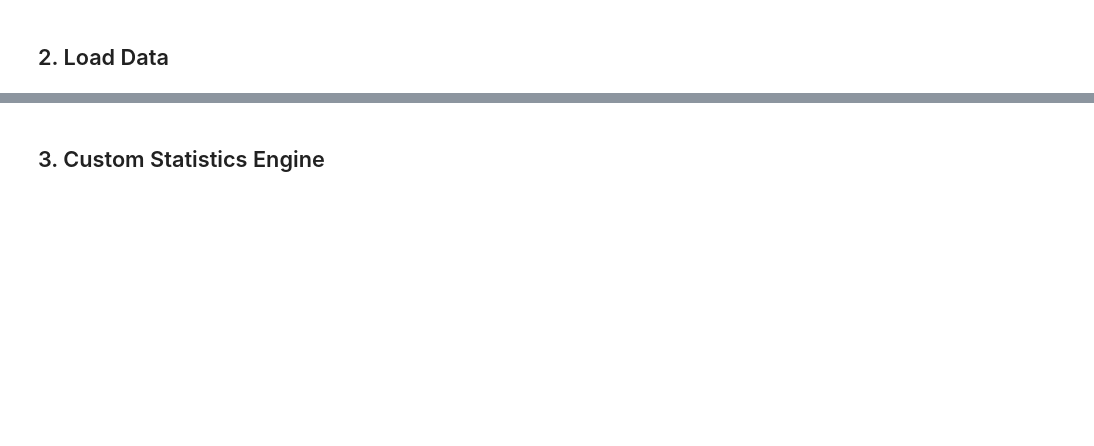
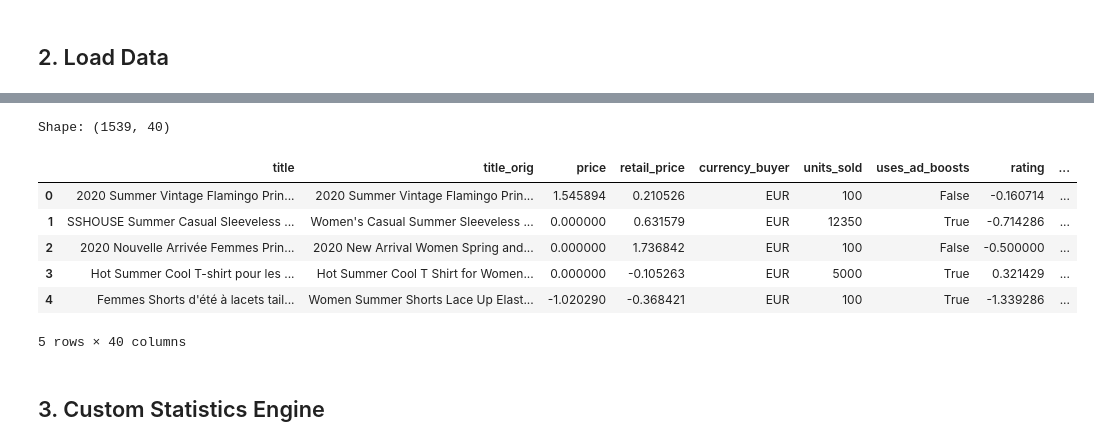
Before and after one commit to andhariamonil/Women_Fashion_Trend, a Jupyter notebook: Task_9_Summary_Statistics_Insights/Task_9_Summary_Statistics_Insights.ipynb, the cells around one changed output, grey strips where cells are left out. Cells and saved outputs as stored; diff of their text form; code cells hidden in the pictures; blank space fills up the shorter version.

```diff
--- a/Task_9_Summary_Statistics_Insights/Task_9_Summary_Statistics_Insights.ipynb
+++ b/Task_9_Summary_Statistics_Insights/Task_9_Summary_Statistics_Insights.ipynb
@@ -64,7 +67,8 @@ print('✅ Setup complete.')
 # %% [markdown]
 ## 2. Load Data
 # %%
-df = pd.read_csv('../../data/processed/womens_clothing_scaled.csv')
+df = pd.read_csv('../data/processed/womens_clothing_scaled.csv')
 logger.info(f'Dataset loaded: {df.shape[0]} rows × {df.shape[1]} columns')
 print(f'Shape: {df.shape}')
 df.head()
+# %% [output]
@@ -71,3 +76,11 @@ df.head()
+Shape: (1539, 40)
+|  | title | title_orig | price | retail_price | currency_buyer | units_sold | uses_ad_boosts | rating | ... |
+| 0 | 2020 Summer Vintage Flamingo Prin... | 2020 Summer Vintage Flamingo Prin... | 1.545894 | 0.210526 | EUR | 100 | False | -0.160714 | ... |
+| 1 | SSHOUSE Summer Casual Sleeveless ... | Women's Casual Summer Sleeveless ... | 0.000000 | 0.631579 | EUR | 12350 | True | -0.714286 | ... |
+| 2 | 2020 Nouvelle Arrivée Femmes Prin... | 2020 New Arrival Women Spring and... | 0.000000 | 1.736842 | EUR | 100 | False | -0.500000 | ... |
+| 3 | Hot Summer Cool T-shirt pour les ... | Hot Summer Cool T Shirt for Women... | 0.000000 | -0.105263 | EUR | 5000 | True | 0.321429 | ... |
+| 4 | Femmes Shorts d'été à lacets tail... | Women Summer Shorts Lace Up Elast... | -1.020290 | -0.368421 | EUR | 100 | True | -1.339286 | ... |
+5 rows × 40 columns
 # %% [markdown]
 ## 3. Custom Statistics Engine
 # %%
```
Also changed, not shown: parts of 11 cells of this notebook, 7 other files.
